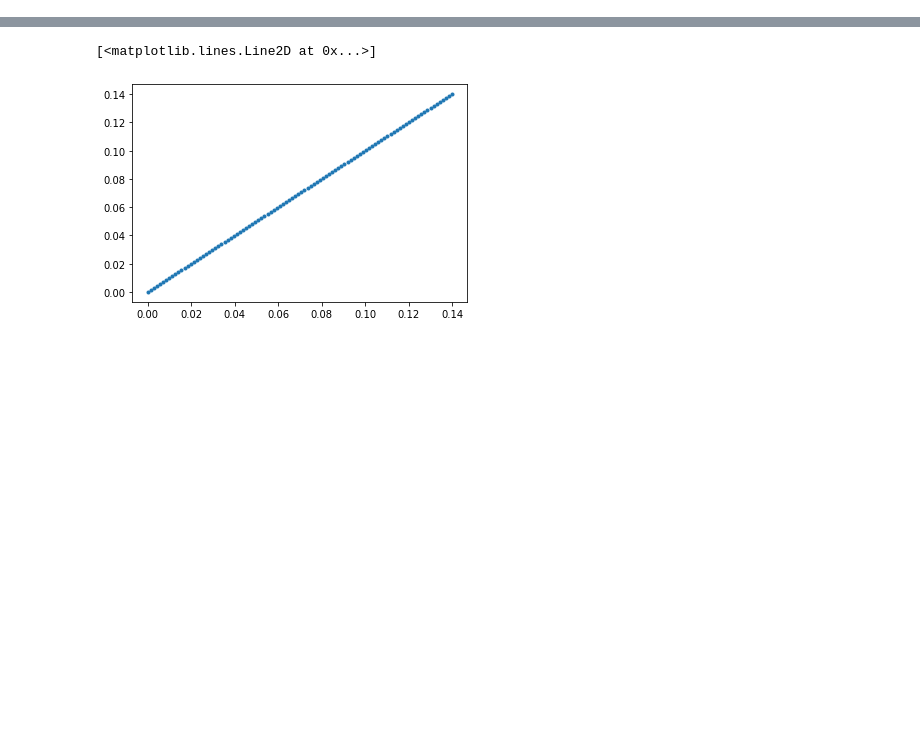
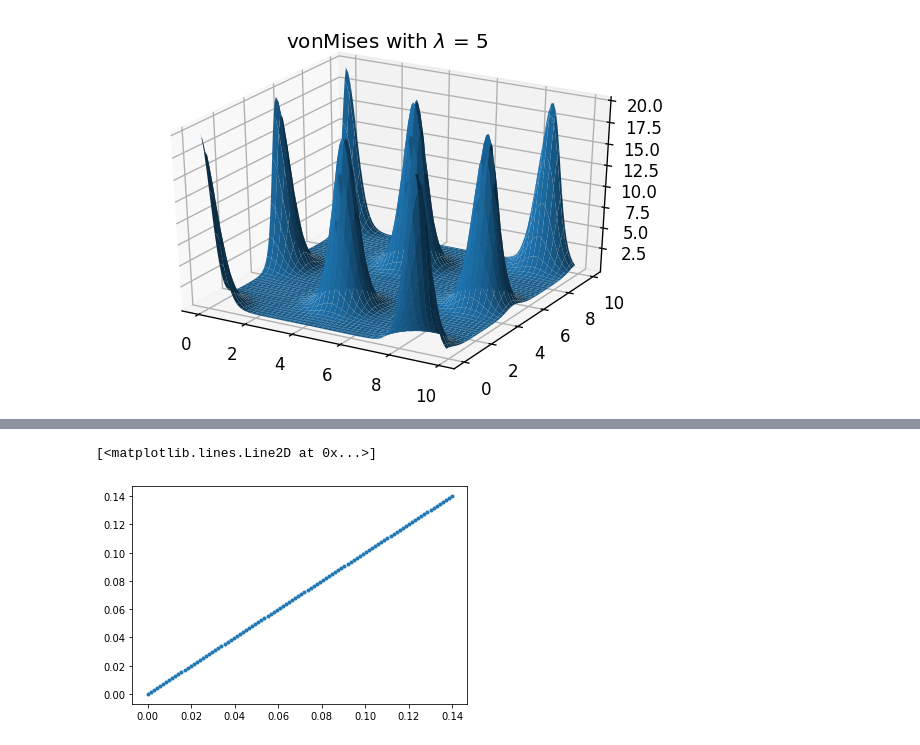
Before and after one commit to divyanshgupt/travelling-wave-mec, a Jupyter notebook: Grid_Cells_with_Theta_Rhythm.ipynb, the cells around one changed output, grey strips where cells are left out. Saved outputs shown, nothing was run; the diff lists cells and outputs as text; code cells hidden in the pictures; blank space fills up the shorter version.

```diff
--- a/Grid_Cells_with_Theta_Rhythm.ipynb
+++ b/Grid_Cells_with_Theta_Rhythm.ipynb
@@ -107,33 +90,78 @@ def von_mises(position, lam, module, args):
   """
   Inputs:
     position: x, y coordinates
     lam: spatial period of the grid cell lattice
     kappa: von-mises tuning-width
     module: preffered phases of all grid cells, shape: (nb_cells, 2)
 
   Returns:
     values of the von-mises tuning curve for a given module
     at the given position with the given parameters, shape: (nb_cells,)
   """
   pi = np.pi
 
   K = args['K']
   n_max = args['n_max']
 
   k_1 = np.array([np.cos(pi/6), np.sin(pi/6)])
   k_2 = np.array([np.cos(pi/2), np.sin(pi/2)])
   k_3 = np.array([np.cos(pi*5/6), np.sin(pi*5/6)])
   plane_vectors = np.vstack((k_1, k_2, k_3)) # final shape: (3, 2)
 
   w = 2*pi / (np.sin(pi/3)*lam)
 
   position_arg = position - module  # final shape: (nb_cells, 2)
   dot_prod = plane_vectors @ position_arg.T # final shape: (3, nb_cells)
-  tuning_values = n_max*np.exp(K * np.sum(np.cos(w * dot_prod) - 1, axis=0))
+  tuning_values = n_max*np.exp((K/3) * np.sum(np.cos(w * dot_prod) - 1, axis=0))
 
   return tuning_values
 
-#def test_von_mises():
+## To visualize the von Mises curves:
 
 
-#  plt.scatter_3D()
+def plot_3D(x, y, z, title):
+  '''
+  Parameters:
+  x: 1-D array of x values
+  y: 1-D array of y values
+  z: 2-D array of z values
+  title: type(str)
+
+  Plots the given data in 3D
+  '''
+  X,Y = np.meshgrid(x,y)
+  fig = plt.figure(dpi=120) # initialize plot
+  ax = plt.axes(projection='3d')
+
+  ax.plot_surface(X, Y,z)
+
+  ax.set_title(title)
+  plt.show()
+
+def tuning_generator(x_range, y_range, step_size, arg, verbose=False):
+  x = np.arange(0, x_range, step_size)
+  y = np.arange(0, y_range, step_size)
+
+  result = np.zeros((int(x_range/step_size), int(y_range/step_size)))
+  iteration = 1
+
+  for x_idx, i in enumerate(x):
+    for y_idx, j in enumerate(y):
+      # goes through each x and y value and store the vonMises value in the 2-D array 'result'
+      position = np.array([i,j])
+      result[x_idx, y_idx] = von_mises(position, arg['lam'], np.array([0,0]), arg)
+      if verbose == True:
+        print('Iteration:', iteration)
+      iteration += 1
+
+  return x, y, result
+
+
+arg = {'lam':5,
+        'n_max': 20,
+        'K': 5}
+x, y, tuning = tuning_generator(x_range=10, y_range=10, step_size=0.1, arg=arg)
+
+plot_3D(x, y, tuning, 'vonMises with $\lambda$ = ' + str(arg['lam']))
+# %% [output]
+[figure, added]
```
Also changed, not shown: parts of 13 cells of this notebook.
